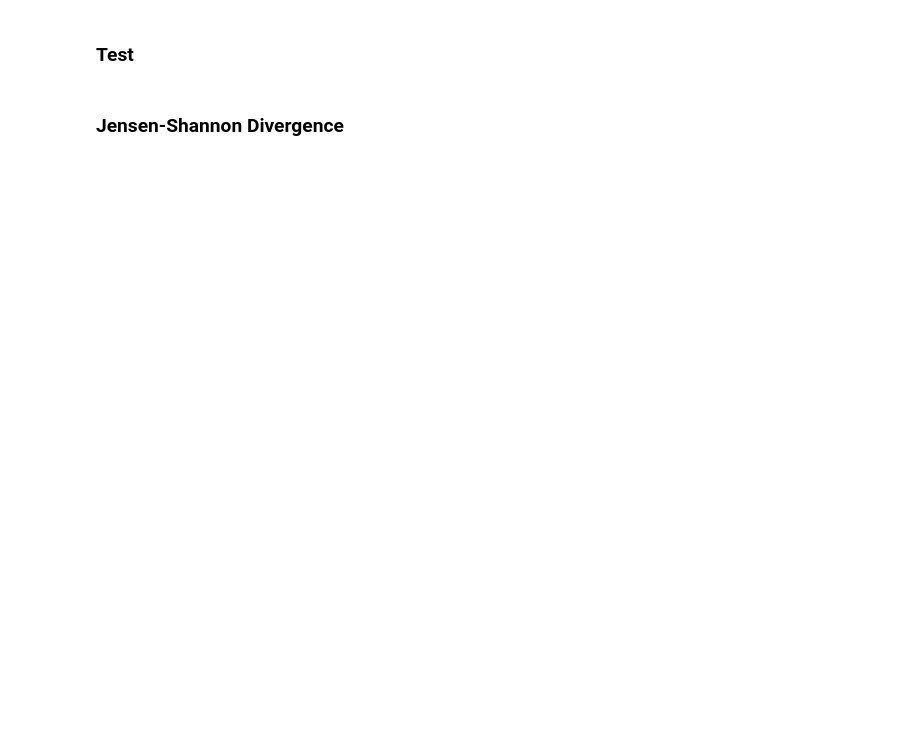
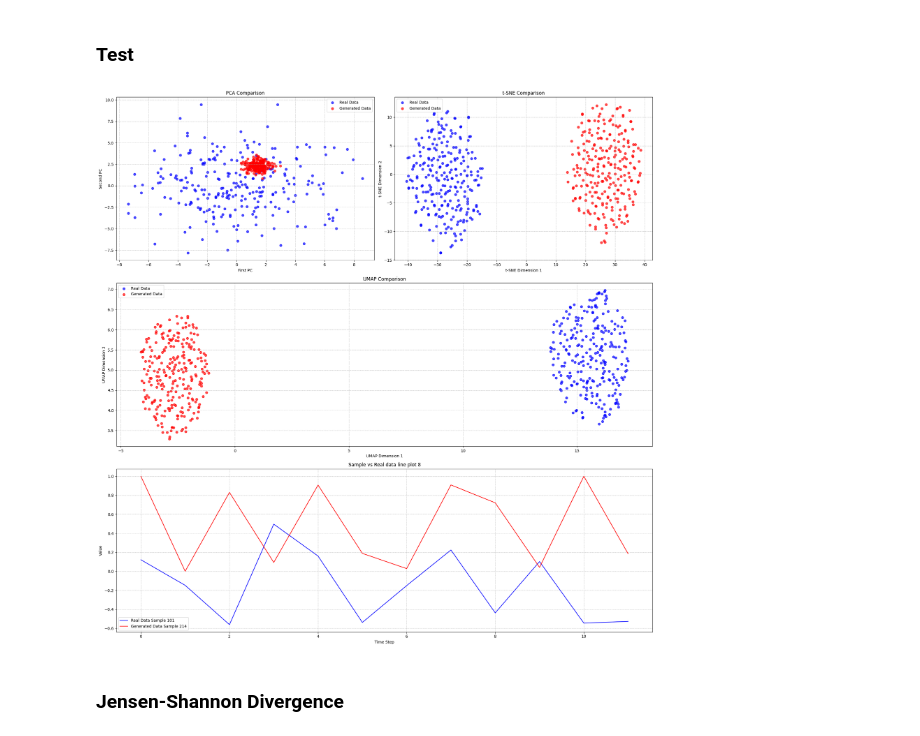
Before and after one commit to 4rn3/Thesis, a Jupyter notebook: src/main_baseline.ipynb, the cells around one changed output. Drawn from its saved outputs; the diff is of its cells as text; code cells hidden in the pictures; blank space fills up the shorter version.

```diff
--- a/src/main_baseline.ipynb
+++ b/src/main_baseline.ipynb
@@ -174,7 +207,9 @@ visualize_all_customers(ori_data=real_data_train, sample=samples, seq_len=seq_le
 # %% [markdown]
 ### Test
 # %%
-visualize_all_customers(ori_data=real_data_test, sample=samples, seq_len=seq_len, filename=log_file_name, cond=False, train_test="test", batch_size=batch_size_config)
+visual_evaluation(real_data_test, samples, log_file_name, False, "test")
+# %% [output]
+[figure, added]
 # %% [markdown]
 ### Jensen-Shannon Divergence
 # %%
```
Also changed, not shown: parts of 19 cells of this notebook, 4 other files.
